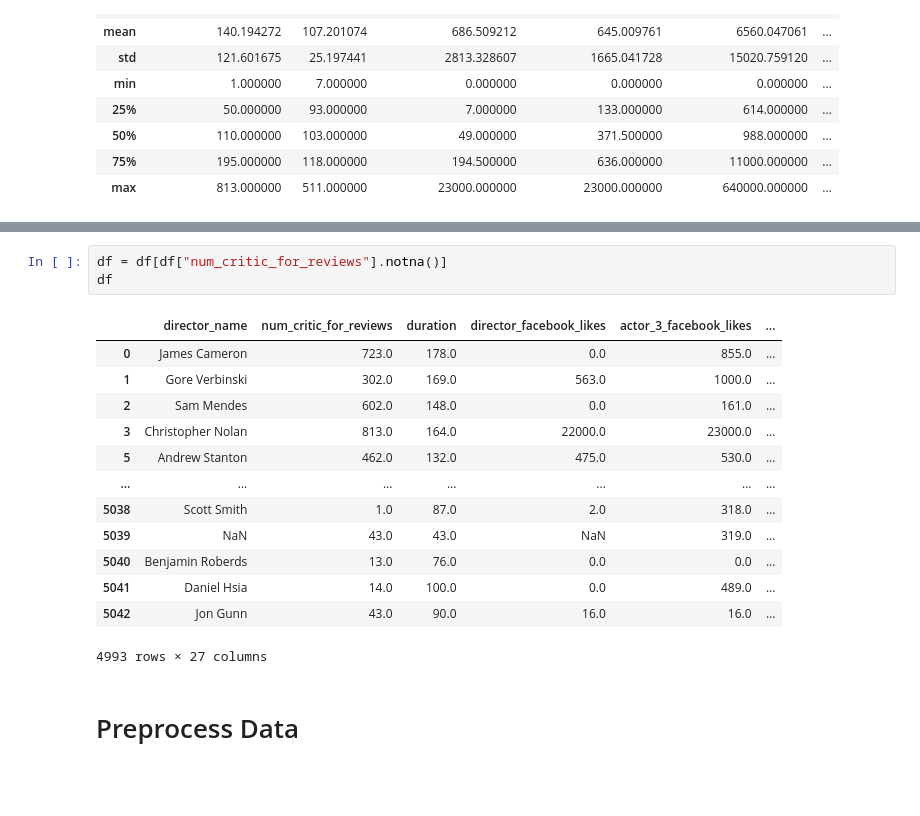
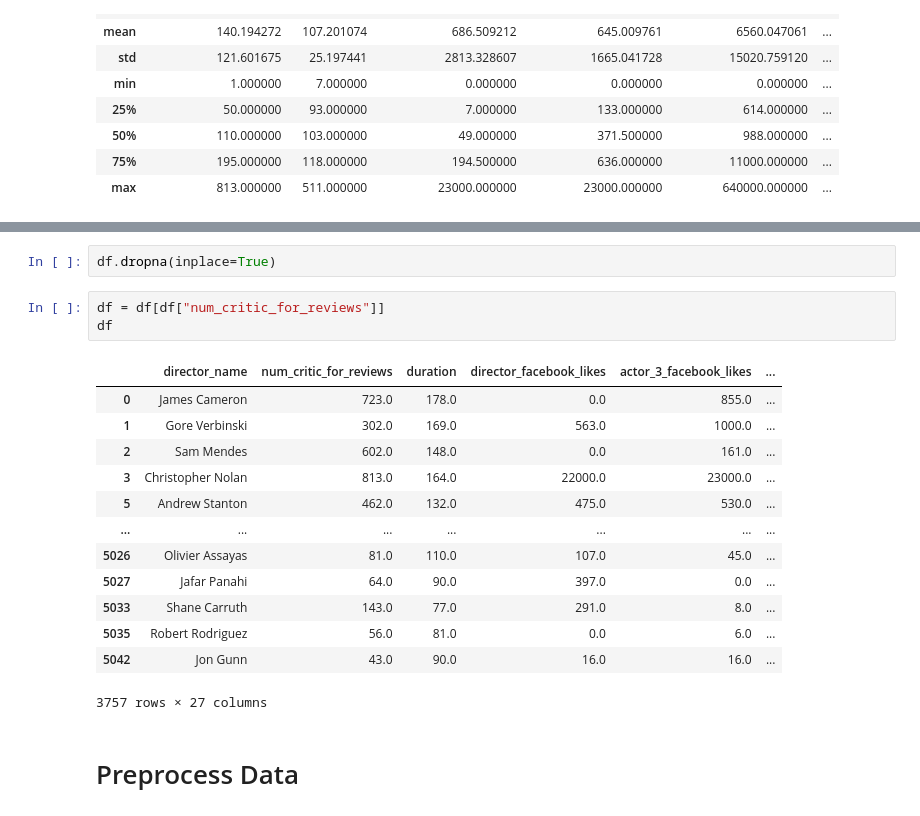
Before and after one commit to tontan2545/Big-Data-and-Artificial-Intelligence, a Jupyter notebook: W3_Linear_Regression/HW3_Movie_Metadata.ipynb, the cells around one changed output, grey strips where cells are left out. Saved outputs shown, nothing was run; the diff lists cells and outputs as text; blank space fills up the shorter version.

```diff
--- a/W3_Linear_Regression/HW3_Movie_Metadata.ipynb
+++ b/W3_Linear_Regression/HW3_Movie_Metadata.ipynb
@@ -103,23 +102,25 @@ imdb_score                    0.000000
 aspect_ratio                  6.523895
 movie_facebook_likes          0.000000
 dtype: float64
+# %%
+df.dropna(inplace=True)
 # %%
-df = df[df["num_critic_for_reviews"].notna()]
+df = df[df["num_critic_for_reviews"]]
 df
 # %% [output]
 |  | director_name | num_critic_for_reviews | duration | director_facebook_likes | actor_3_facebook_likes | ... |
 | 0 | James Cameron | 723.0 | 178.0 | 0.0 | 855.0 | ... |
 | 1 | Gore Verbinski | 302.0 | 169.0 | 563.0 | 1000.0 | ... |
 | 2 | Sam Mendes | 602.0 | 148.0 | 0.0 | 161.0 | ... |
 | 3 | Christopher Nolan | 813.0 | 164.0 | 22000.0 | 23000.0 | ... |
 | 5 | Andrew Stanton | 462.0 | 132.0 | 475.0 | 530.0 | ... |
 | ... | ... | ... | ... | ... | ... | ... |
-| 5038 | Scott Smith | 1.0 | 87.0 | 2.0 | 318.0 | ... |
-| 5039 | NaN | 43.0 | 43.0 | NaN | 319.0 | ... |
-| 5040 | Benjamin Roberds | 13.0 | 76.0 | 0.0 | 0.0 | ... |
-| 5041 | Daniel Hsia | 14.0 | 100.0 | 0.0 | 489.0 | ... |
+| 5026 | Olivier Assayas | 81.0 | 110.0 | 107.0 | 45.0 | ... |
+| 5027 | Jafar Panahi | 64.0 | 90.0 | 397.0 | 0.0 | ... |
+| 5033 | Shane Carruth | 143.0 | 77.0 | 291.0 | 8.0 | ... |
+| 5035 | Robert Rodriguez | 56.0 | 81.0 | 0.0 | 6.0 | ... |
 | 5042 | Jon Gunn | 43.0 | 90.0 | 16.0 | 16.0 | ... |
-4993 rows × 27 columns
+3757 rows × 27 columns
 # %% [markdown]
 # Preprocess Data
 # %%
```
Also changed, not shown: parts of 32 cells of this notebook.
